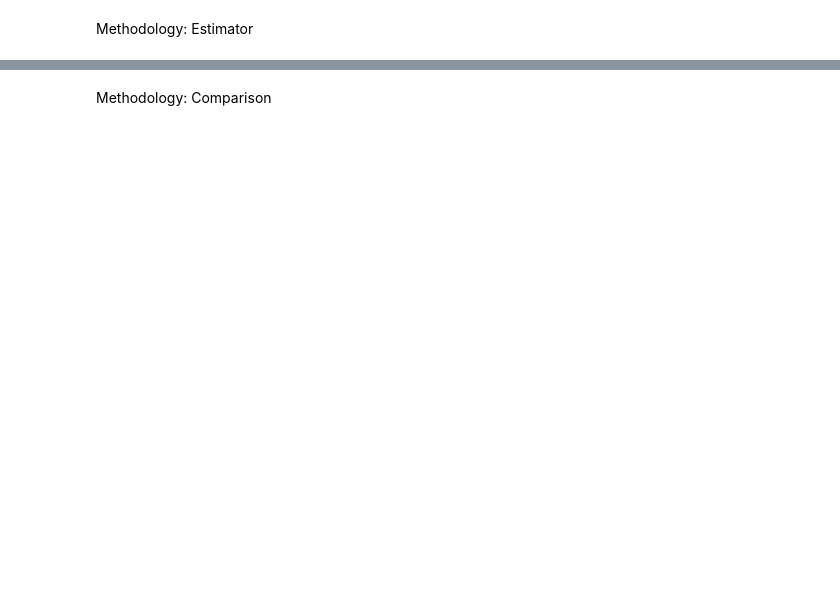
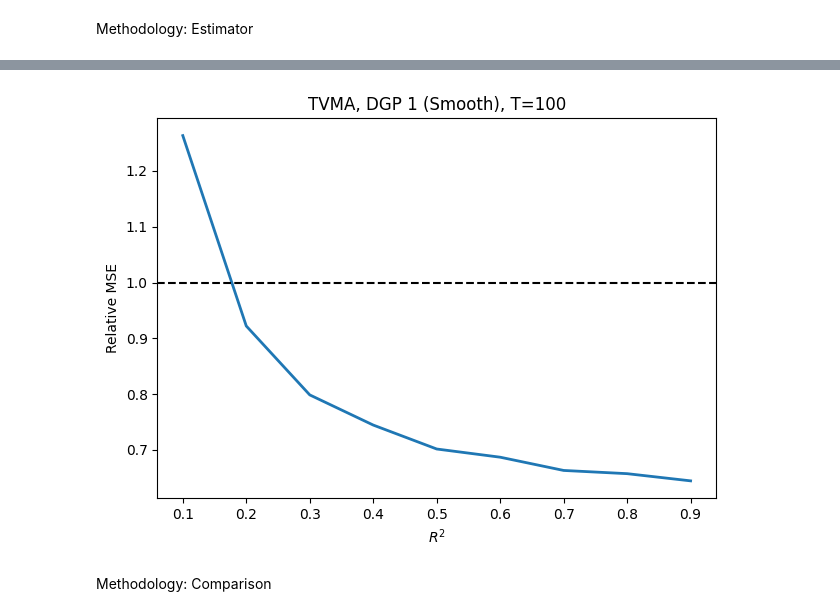
Before and after one commit to avril-rdgz/SCEDS_TVMA, a Jupyter notebook: main.ipynb, the cells around one changed output, grey strips where cells are left out. Cells and saved outputs as stored; diff of their text form; code cells hidden in the pictures; blank space fills up the shorter version.

```diff
--- a/main.ipynb
+++ b/main.ipynb
@@ -106 +136,20 @@ check_true_dgp()
+# %%
+def ls_oracle_mse(mu_hat_mat, mu_true):
+
+    M = mu_hat_mat.shape[1]
+
+    def obj(w):
+        mu_w = mu_hat_mat @ w
+        return np.mean((mu_w - mu_true)**2)
+
+    cons = (
+        {'type': 'eq', 'fun': lambda w: np.sum(w) - 1},
+        {'type': 'ineq', 'fun': lambda w: w}
+    )
+
+    w0 = np.full(M, 1.0 / M)
+    res = minimize(obj, w0, constraints=cons, method='SLSQP')
+    mu_oracle = mu_hat_mat @ res.x
+
+    return np.mean((mu_oracle - mu_true)**2)
 # %%
@@ -227,2 +282,21 @@ KeyboardInterrupt:
+# %%
+
+T = 100
+R2_grid = np.arange(0.1, 1.0, 0.1)
+rel_mse = np.zeros(len(R2_grid))
+mu = np.zeros(len(R2_grid))
+
+for i, R2 in enumerate(tqdm(R2_grid)):
+    rel_mse[i], mu[i] = monte_carlo(T, R2, dgp_num = 1, h = 2.34*T**(-0.2), n_rep=100)
+
+plt.plot(R2_grid, rel_mse, linewidth=2)
+plt.axhline(1.0, linestyle="--", color="black")
+plt.xlabel(r"$R^2$")
+plt.ylabel("Relative MSE")
+plt.title(f"TVMA, DGP 1 (Smooth), T={T}")
+plt.tight_layout()
+plt.show()
+# %% [output]
+[figure, added]
 # %% [markdown]
 Methodology: Comparison
```
Also changed, not shown: parts of 24 cells of this notebook.
